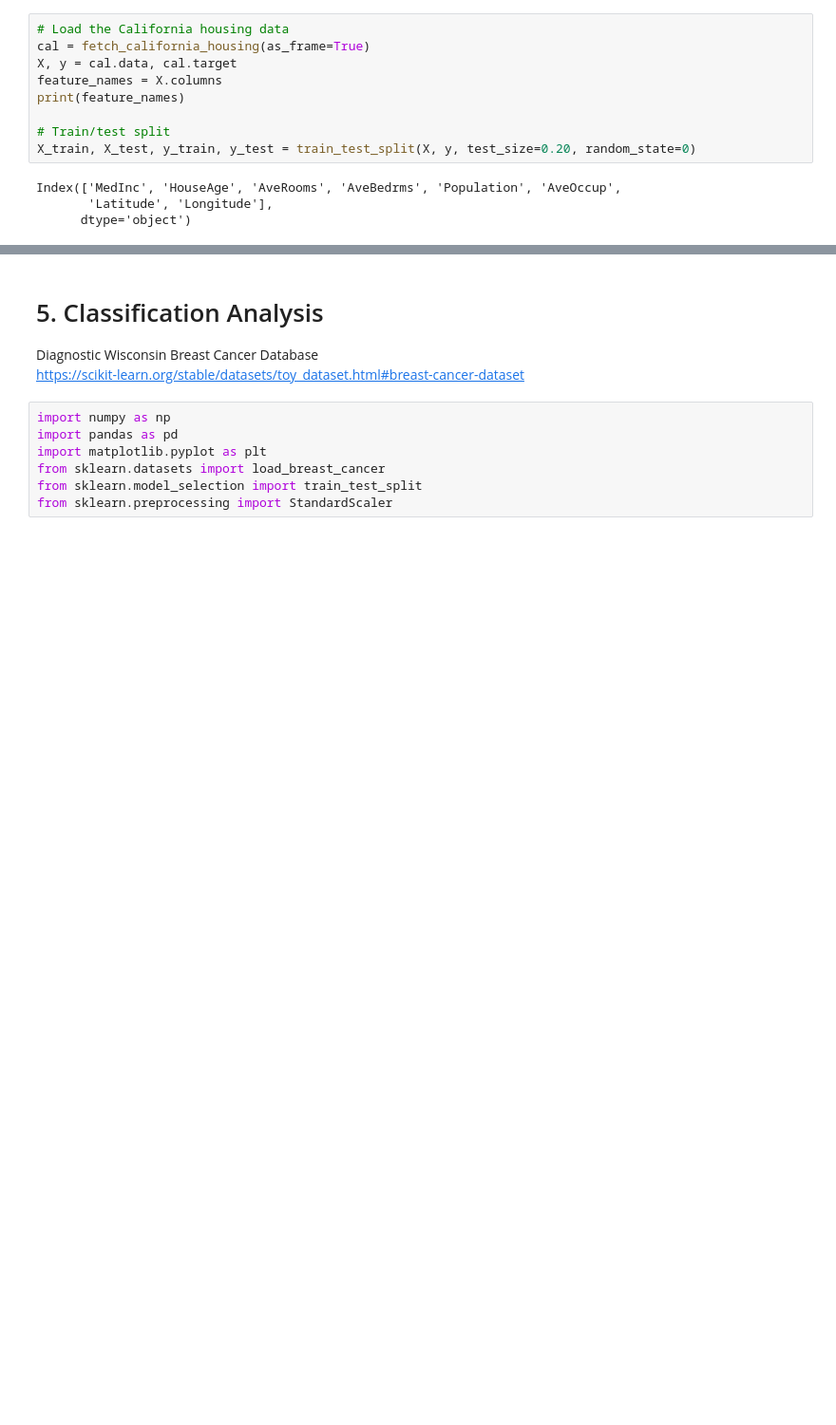
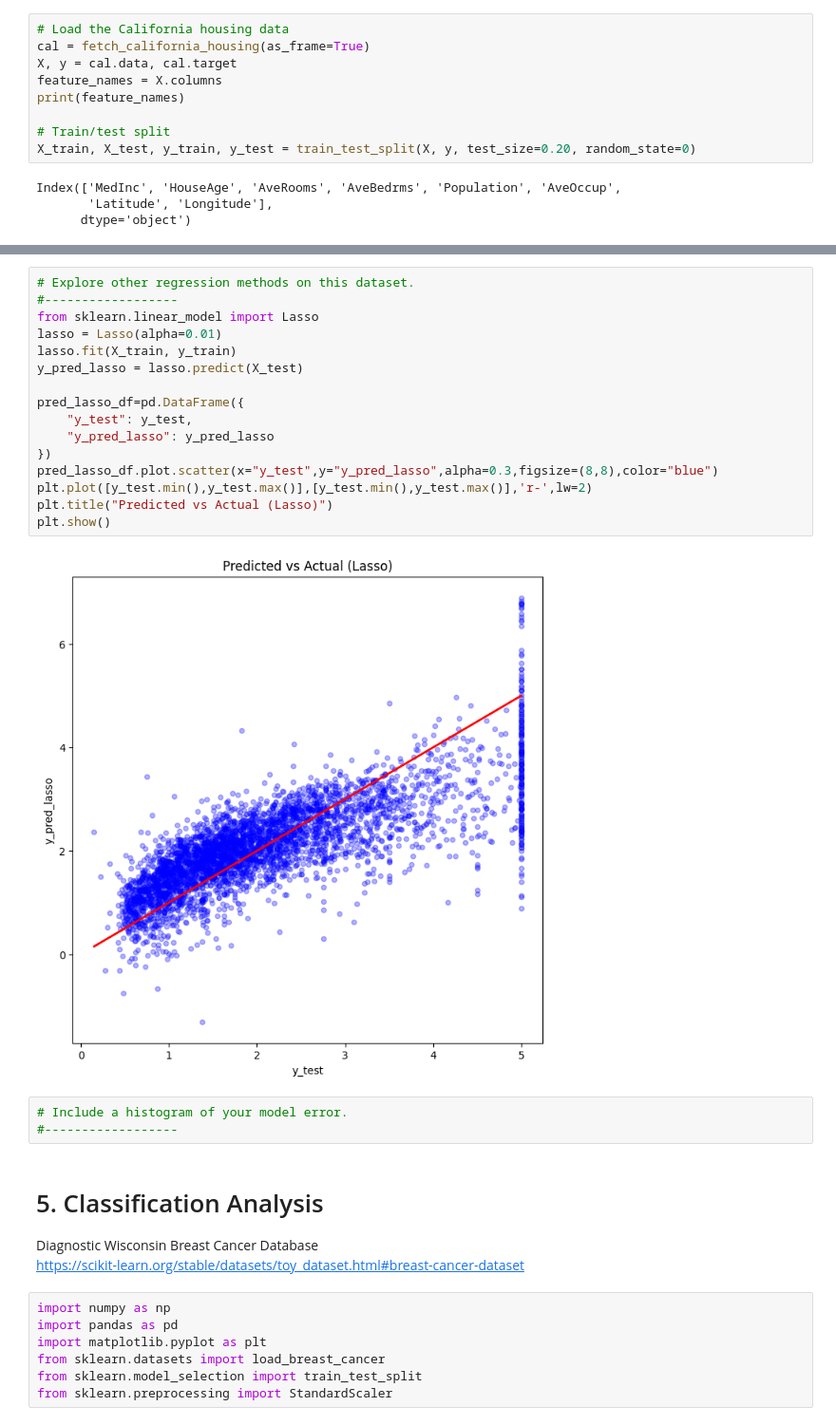
Before and after one commit to yiheng870106/Mathematics-of-Data-Science-Project-1-yiheng, a Jupyter notebook: project1.ipynb, the cells around one changed output, grey strips where cells are left out. Shown: that part at 95% size. Saved outputs shown, nothing was run; the diff lists cells and outputs as text; blank space fills up the shorter version.

```diff
--- a/project1.ipynb
+++ b/project1.ipynb
@@ -37,3 +108,24 @@ Index(['MedInc', 'HouseAge', 'AveRooms', 'AveBedrms', 'Population', 'AveOccup',
+# %%
+# Explore other regression methods on this dataset.
+#------------------
+from sklearn.linear_model import Lasso
+lasso = Lasso(alpha=0.01)
+lasso.fit(X_train, y_train)
+y_pred_lasso = lasso.predict(X_test)
+
+pred_lasso_df=pd.DataFrame({
+    "y_test": y_test,
+    "y_pred_lasso": y_pred_lasso
+})
+pred_lasso_df.plot.scatter(x="y_test",y="y_pred_lasso",alpha=0.3,figsize=(8,8),color="blue")
+plt.plot([y_test.min(),y_test.max()],[y_test.min(),y_test.max()],'r-',lw=2)
+plt.title("Predicted vs Actual (Lasso)")
+plt.show()
+# %% [output]
+[figure, added]
+# %%
+# Include a histogram of your model error.
+#------------------
 # %% [markdown]
 # 5. Classification Analysis
 Diagnostic Wisconsin Breast Cancer Database
```
Also changed, not shown: parts of 5 cells of this notebook.
